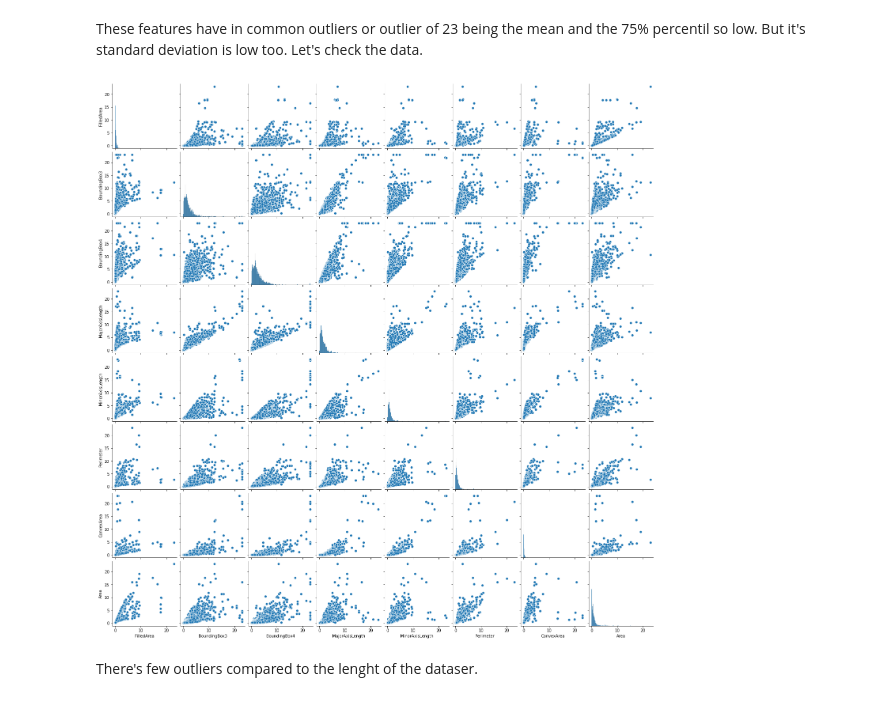
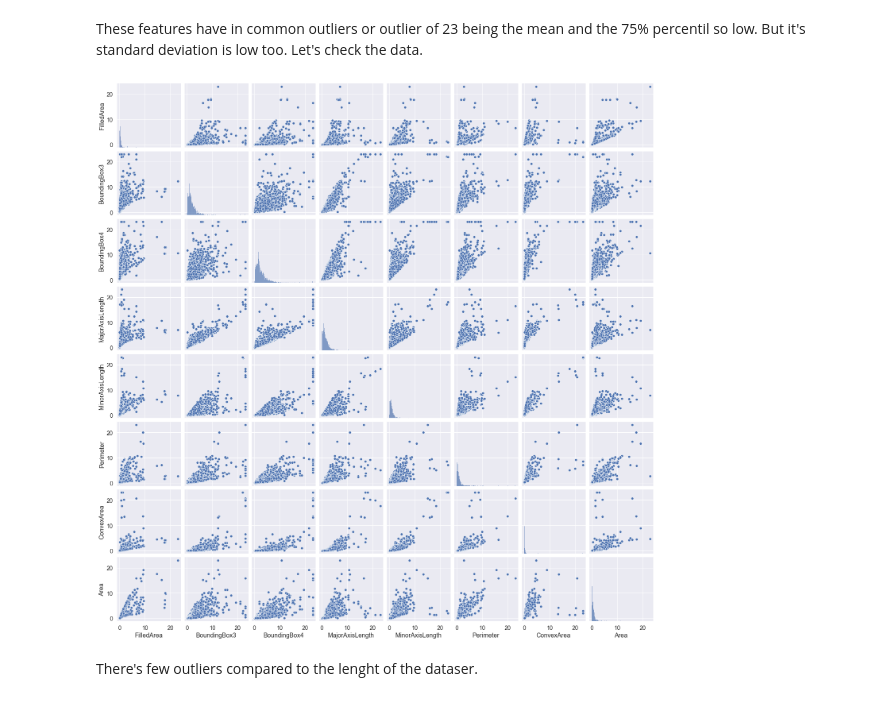
Before and after one commit to N0t10n/Microbes_classification, a Jupyter notebook: model.ipynb, the cells around one changed output. Saved outputs shown, nothing was run; the diff lists cells and outputs as text; code cells hidden in the pictures.

```diff
--- a/model.ipynb
+++ b/model.ipynb
@@ -162,9 +162,10 @@ But it's standard deviation is low too. Let's check the data.
 out_list = ['FilledArea', 'BoundingBox3', 'BoundingBox4', 'MajorAxisLength', 'MinorAxisLength', 'Perimeter', 'ConvexArea', 'Area']
 df_viz = data[out_list]
 # %%
+sns.set_style('darkgrid')
 sns.pairplot(df_viz);
 # %% [output]
-[figure, old version]
+[figure, new version]
 # %% [markdown]
 There's few outliers compared to the lenght of the dataser.
 # %%
```
Also changed, not shown: parts of 16 cells of this notebook.
